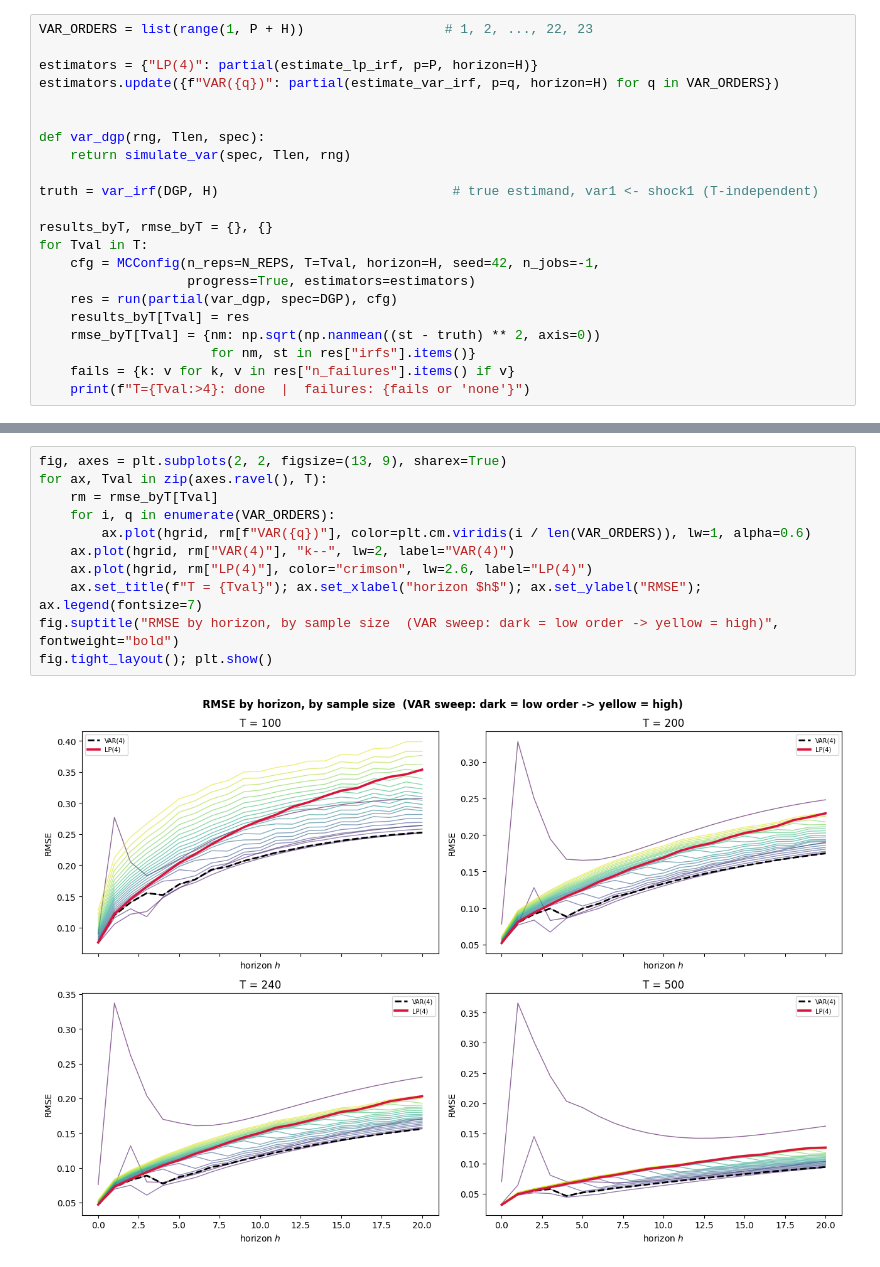
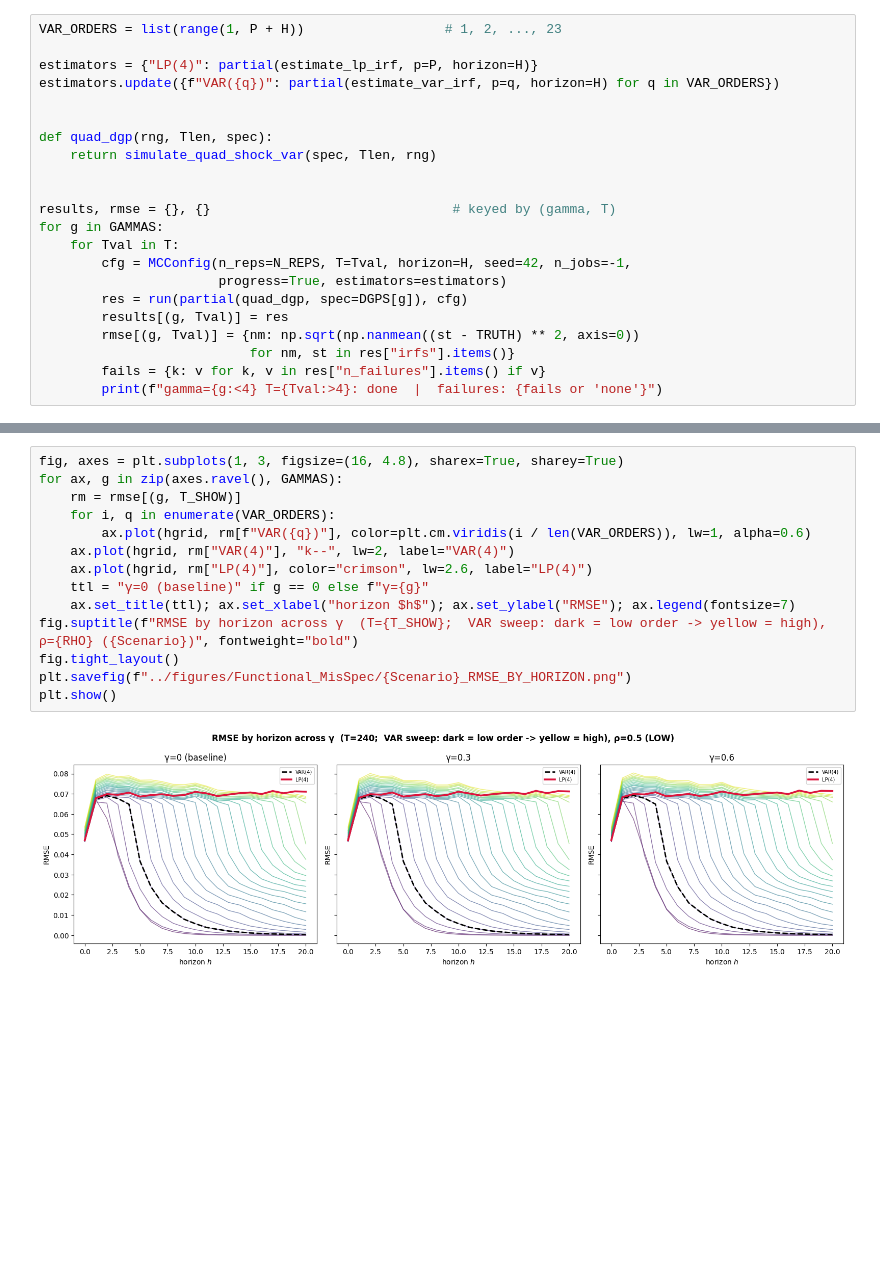
Before and after one commit to Aaron030/Monte_Carlo-LP_vs_VAR, a Jupyter notebook: experiments/Extension_Functional_MisSpec.ipynb, the cells around one changed output, grey strips where cells are left out. Cells and saved outputs as stored; diff of their text form; blank space fills up the shorter version.

```diff
--- a/experiments/Extension_Functional_MisSpec.ipynb
+++ b/experiments/Extension_Functional_MisSpec.ipynb
@@ -53,23 +100,23 @@ Fixed **LP(4)** vs the full **VAR(q) sweep** (q = 1 … 23), recursive identific
 # %%
-VAR_ORDERS = list(range(1, P + H))                  # 1, 2, ..., 22, 23
+VAR_ORDERS = list(range(1, P + H))                  # 1, 2, ..., 23
 
 estimators = {"LP(4)": partial(estimate_lp_irf, p=P, horizon=H)}
 estimators.update({f"VAR({q})": partial(estimate_var_irf, p=q, horizon=H) for q in VAR_ORDERS})
 
 
-def var_dgp(rng, Tlen, spec):
-    return simulate_var(spec, Tlen, rng)
+def quad_dgp(rng, Tlen, spec):
+    return simulate_quad_shock_var(spec, Tlen, rng)
 
-truth = var_irf(DGP, H)                              # true estimand, var1 <- shock1 (T-independent)
 
-results_byT, rmse_byT = {}, {}
-for Tval in T:
-    cfg = MCConfig(n_reps=N_REPS, T=Tval, horizon=H, seed=42, n_jobs=-1,
-                   progress=True, estimators=estimators)
-    res = run(partial(var_dgp, spec=DGP), cfg)
-    results_byT[Tval] = res
-    rmse_byT[Tval] = {nm: np.sqrt(np.nanmean((st - truth) ** 2, axis=0))
-                      for nm, st in res["irfs"].items()}
-    fails = {k: v for k, v in res["n_failures"].items() if v}
-    print(f"T={Tval:>4}: done  |  failures: {fails or 'none'}")
+results, rmse = {}, {}                               # keyed by (gamma, T)
+for g in GAMMAS:
+    for Tval in T:
+        cfg = MCConfig(n_reps=N_REPS, T=Tval, horizon=H, seed=42, n_jobs=-1,
+                       progress=True, estimators=estimators)
+        res = run(partial(quad_dgp, spec=DGPS[g]), cfg)
+        results[(g, Tval)] = res
+        rmse[(g, Tval)] = {nm: np.sqrt(np.nanmean((st - TRUTH) ** 2, axis=0))
+                           for nm, st in res["irfs"].items()}
+        fails = {k: v for k, v in res["n_failures"].items() if v}
+        print(f"gamma={g:<4} T={Tval:>4}: done  |  failures: {fails or 'none'}")
 # %% [output]
@@ -123,13 +188,16 @@ One panel per $T$: the VAR sweep (dark = low order → yellow = high), with LP(4
 # %%
-fig, axes = plt.subplots(2, 2, figsize=(13, 9), sharex=True)
-for ax, Tval in zip(axes.ravel(), T):
-    rm = rmse_byT[Tval]
+fig, axes = plt.subplots(1, 3, figsize=(16, 4.8), sharex=True, sharey=True)
+for ax, g in zip(axes.ravel(), GAMMAS):
+    rm = rmse[(g, T_SHOW)]
     for i, q in enumerate(VAR_ORDERS):
         ax.plot(hgrid, rm[f"VAR({q})"], color=plt.cm.viridis(i / len(VAR_ORDERS)), lw=1, alpha=0.6)
     ax.plot(hgrid, rm["VAR(4)"], "k--", lw=2, label="VAR(4)")
     ax.plot(hgrid, rm["LP(4)"], color="crimson", lw=2.6, label="LP(4)")
-    ax.set_title(f"T = {Tval}"); ax.set_xlabel("horizon $h$"); ax.set_ylabel("RMSE"); ax.legend(fontsize=7)
-fig.suptitle("RMSE by horizon, by sample size  (VAR sweep: dark = low order -> yellow = high)", fontweight="bold")
-fig.tight_layout(); plt.show()
+    ttl = "γ=0 (baseline)" if g == 0 else f"γ={g}"
+    ax.set_title(ttl); ax.set_xlabel("horizon $h$"); ax.set_ylabel("RMSE"); ax.legend(fontsize=7)
+fig.suptitle(f"RMSE by horizon across γ  (T={T_SHOW};  VAR sweep: dark = low order -> yellow = high), ρ={RHO} ({Scenario})", fontweight="bold")
+fig.tight_layout()
+plt.savefig(f"../figures/Functional_MisSpec/{Scenario}_RMSE_BY_HORIZON.png")
+plt.show()
 # %% [output]
-[figure, old version]
+[figure, new version]
```
Also changed, not shown: parts of 29 cells of this notebook, 32 other files.
